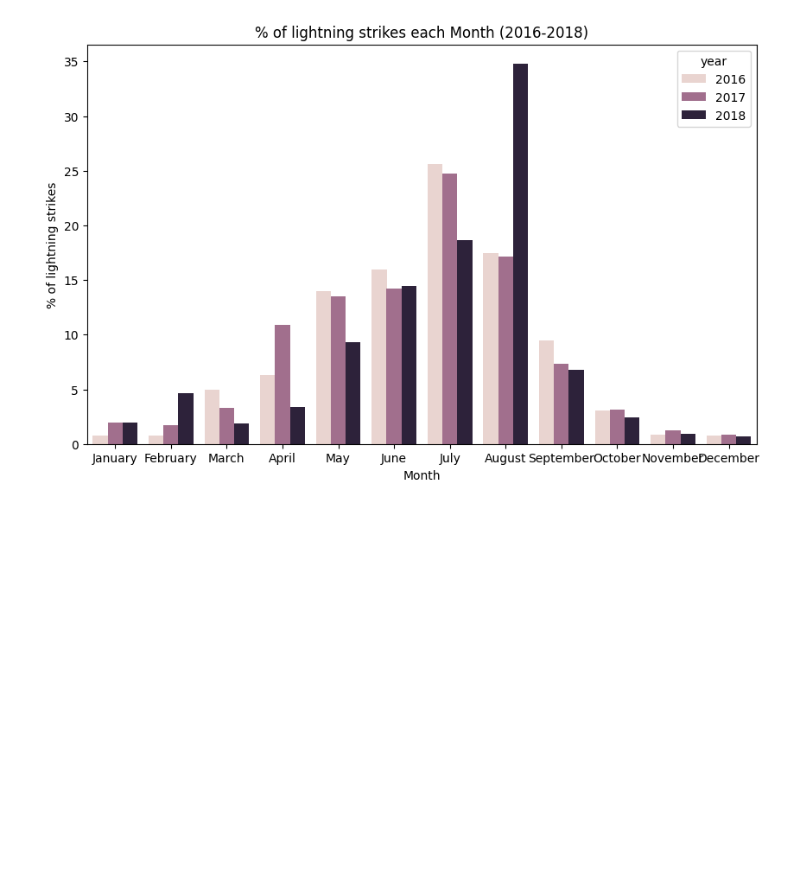
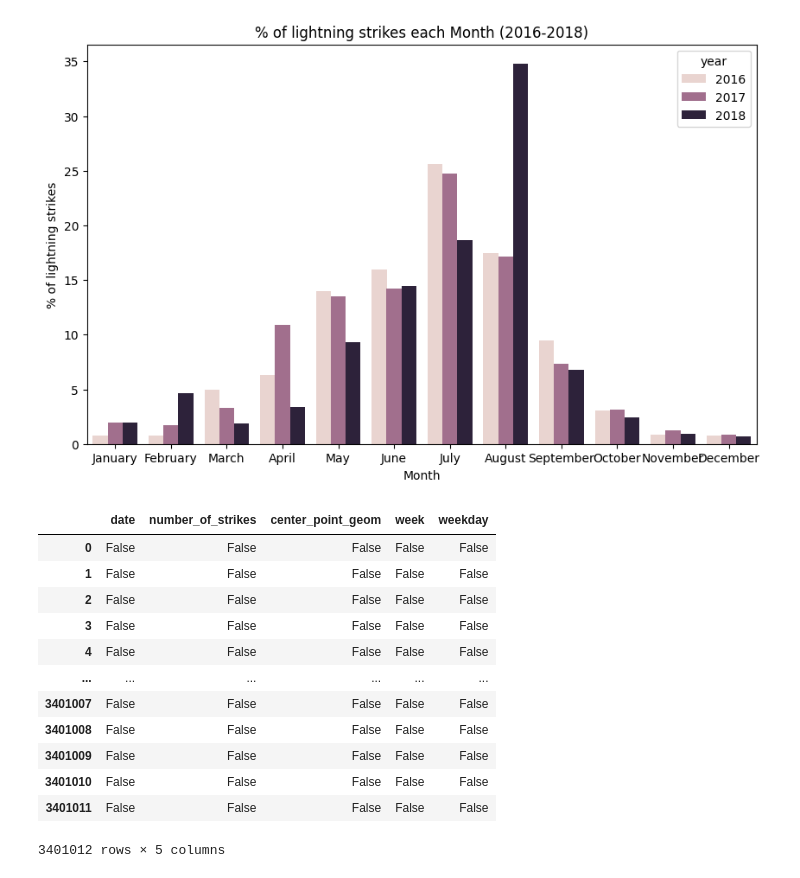
Before and after one commit to mike-bando/Google-Advanced-Data-Analytics, a Jupyter notebook: Laboratories/Module-3_Python_structuring_data.ipynb, the cells around one changed output. Saved outputs shown, nothing was run; the diff lists cells and outputs as text; code cells hidden in the pictures; blank space fills up the shorter version.

```diff
--- a/Laboratories/Module-3_Python_structuring_data.ipynb
+++ b/Laboratories/Module-3_Python_structuring_data.ipynb
@@ -230,3 +246,19 @@ plt.title("% of lightning strikes each Month (2016-2018)")
 # %% [output]
 Text(0.5, 1.0, '% of lightning strikes each Month (2016-2018)')
 [figure]
+# %%
+df.isna()
+# %% [output]
+|  | date | number_of_strikes | center_point_geom | week | weekday |
+| 0 | False | False | False | False | False |
+| 1 | False | False | False | False | False |
+| 2 | False | False | False | False | False |
+| 3 | False | False | False | False | False |
+| 4 | False | False | False | False | False |
+| ... | ... | ... | ... | ... | ... |
+| 3401007 | False | False | False | False | False |
+| 3401008 | False | False | False | False | False |
+| 3401009 | False | False | False | False | False |
+| 3401010 | False | False | False | False | False |
+| 3401011 | False | False | False | False | False |
+3401012 rows × 5 columns
```
Also changed, not shown: parts of 1 cell of this notebook, 3 other files.
